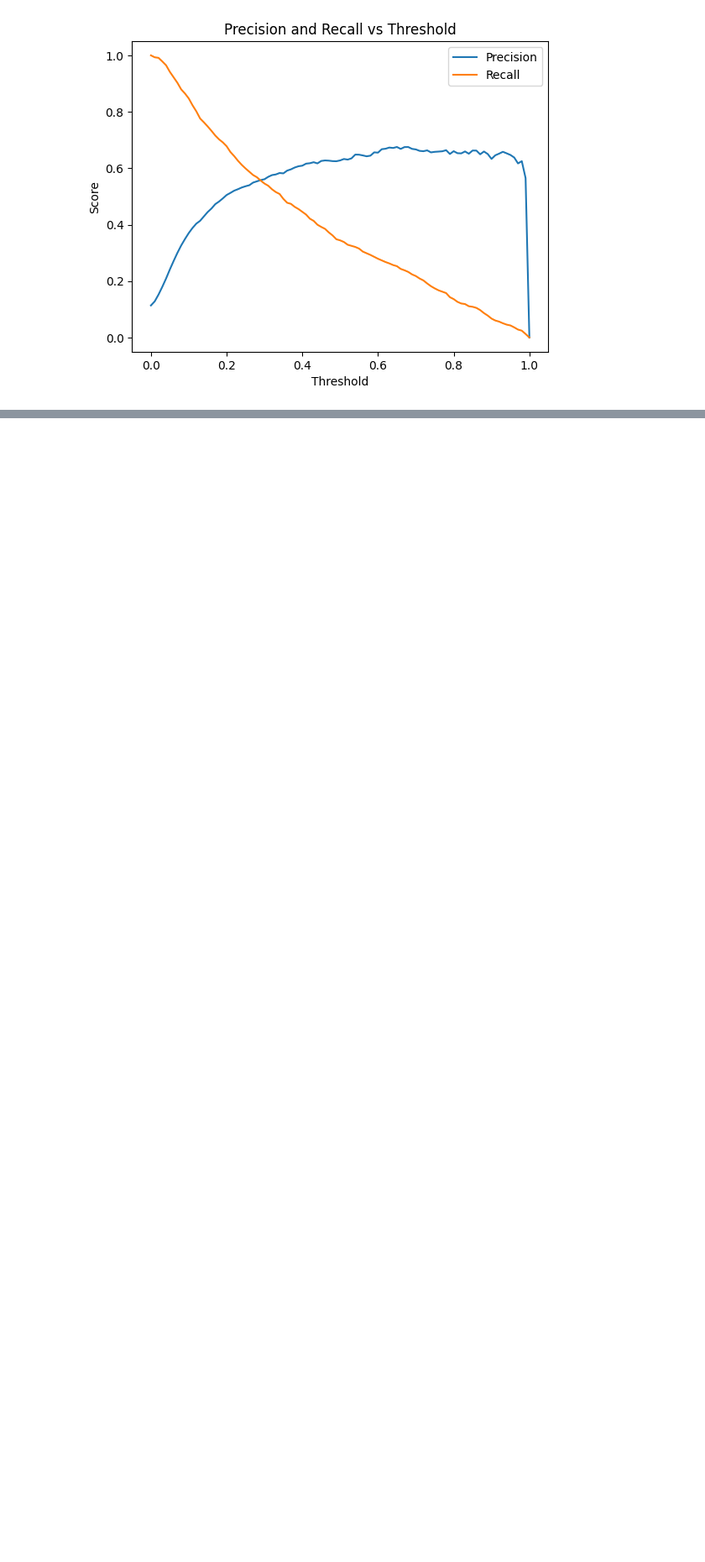
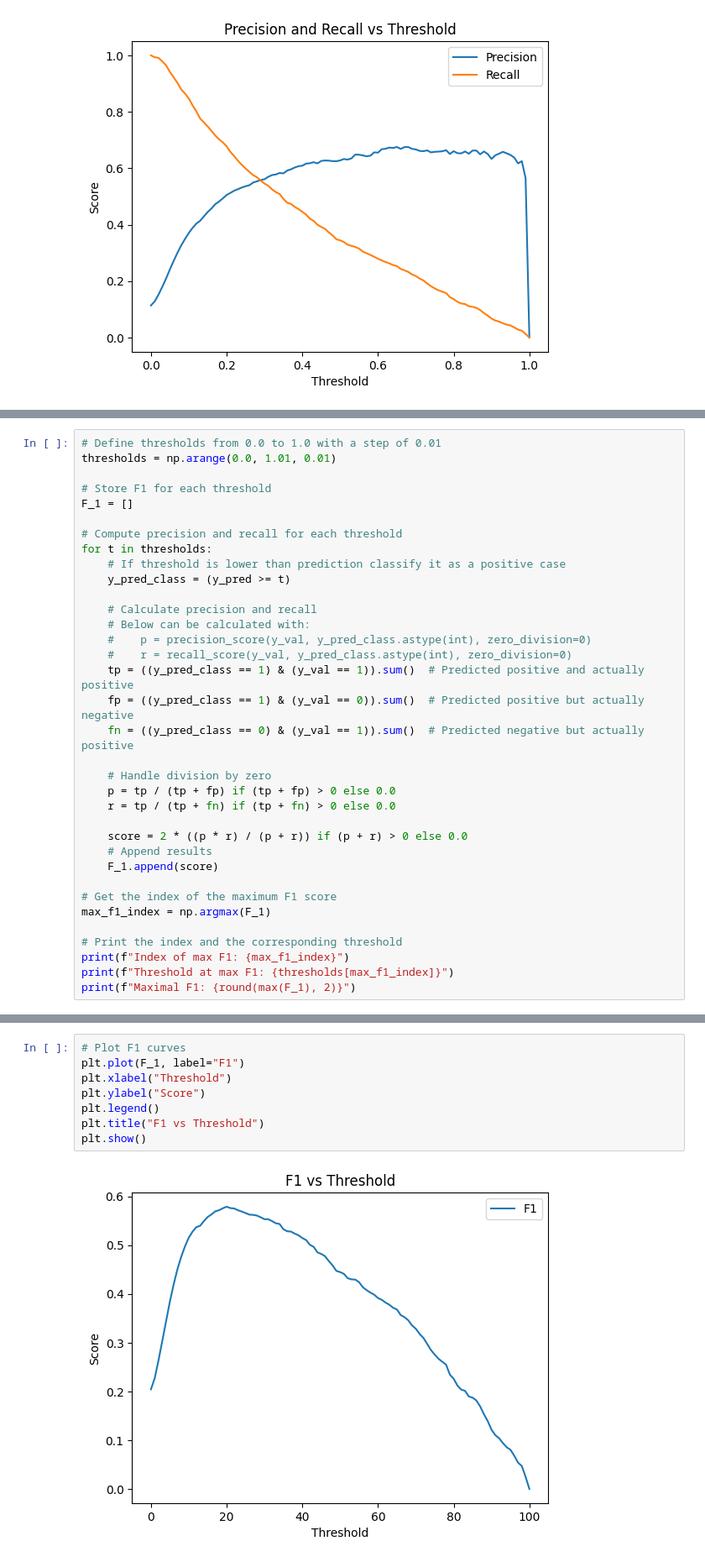
Before and after one commit to renelarsson/ml-homework, a Jupyter notebook: 04-evaluation/hw4.ipynb, the cells around one changed output, grey strips where cells are left out. Shown at 84% size. Saved outputs shown, nothing was run; the diff lists cells and outputs as text; blank space fills up the shorter version.

```diff
--- a/04-evaluation/hw4.ipynb
+++ b/04-evaluation/hw4.ipynb
@@ -356,0 +356,35 @@ Precision and Recall intersect at threshold: 0.283
+# %%
+# Define thresholds from 0.0 to 1.0 with a step of 0.01
+thresholds = np.arange(0.0, 1.01, 0.01)
+
+# Store F1 for each threshold
+F_1 = []
+
+# Compute precision and recall for each threshold
+for t in thresholds:
+    # If threshold is lower than prediction classify it as a positive case
+    y_pred_class = (y_pred >= t)
+
+    # Calculate precision and recall
+    # Below can be calculated with:
+    #    p = precision_score(y_val, y_pred_class.astype(int), zero_division=0)
+    #    r = recall_score(y_val, y_pred_class.astype(int), zero_division=0)
+    tp = ((y_pred_class == 1) & (y_val == 1)).sum()  # Predicted positive and actually positive
+    fp = ((y_pred_class == 1) & (y_val == 0)).sum()  # Predicted positive but actually negative
+    fn = ((y_pred_class == 0) & (y_val == 1)).sum()  # Predicted negative but actually positive
+
+    # Handle division by zero
+    p = tp / (tp + fp) if (tp + fp) > 0 else 0.0
+    r = tp / (tp + fn) if (tp + fn) > 0 else 0.0
+
+    score = 2 * ((p * r) / (p + r)) if (p + r) > 0 else 0.0
+    # Append results
+    F_1.append(score)
+
+# Get the index of the maximum F1 score
+max_f1_index = np.argmax(F_1)
+
+# Print the index and the corresponding threshold
+print(f"Index of max F1: {max_f1_index}")
+print(f"Threshold at max F1: {thresholds[max_f1_index]}")
+print(f"Maximal F1: {round(max(F_1), 2)}")
@@ -356,0 +395,10 @@ Precision and Recall intersect at threshold: 0.283
+# %%
+# Plot F1 curves
+plt.plot(F_1, label="F1")
+plt.xlabel("Threshold")
+plt.ylabel("Score")
+plt.legend()
+plt.title("F1 vs Threshold")
+plt.show()
+# %% [output]
+[figure, added]
```
Also changed, not shown: parts of 15 cells of this notebook, 1 other file.
